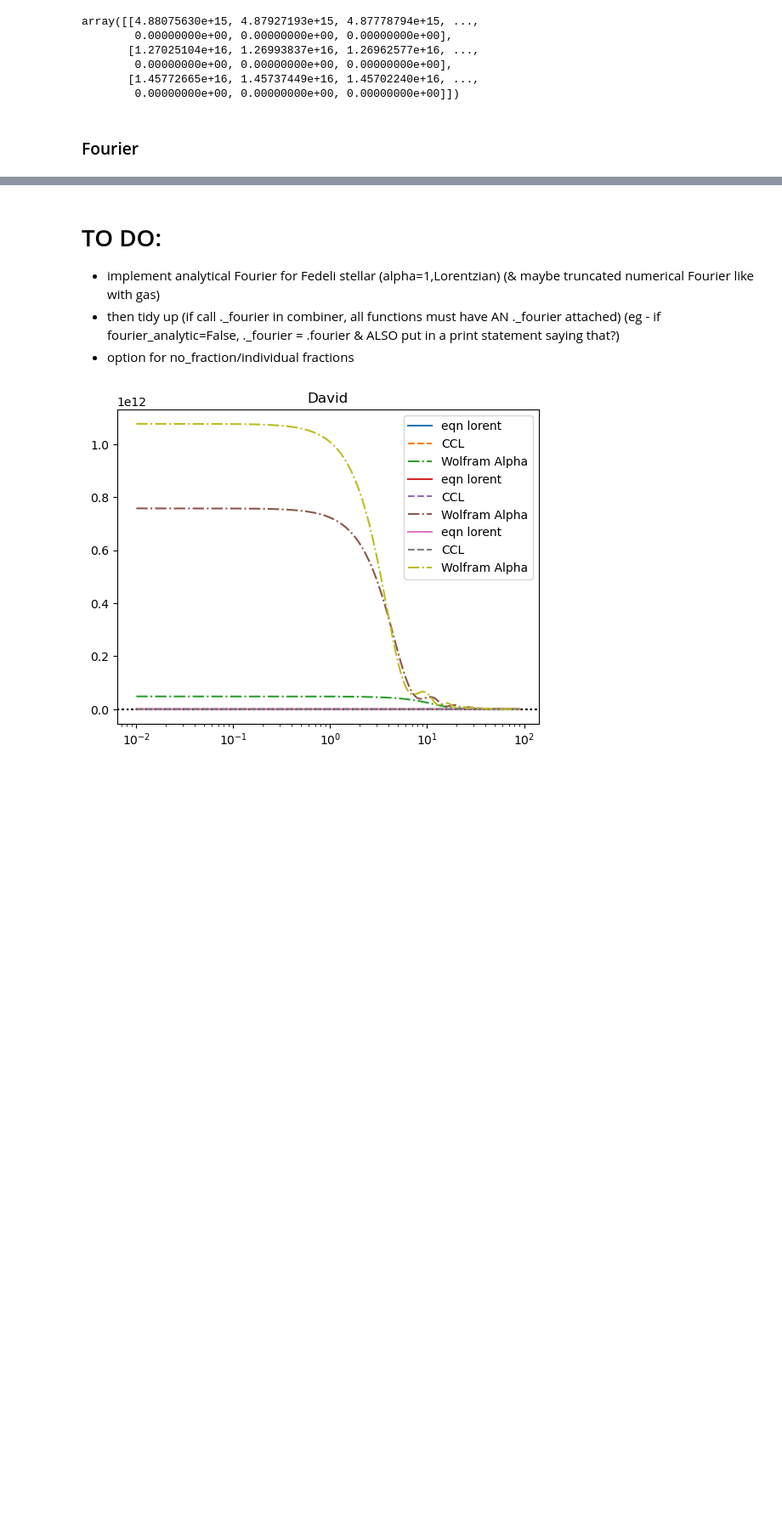
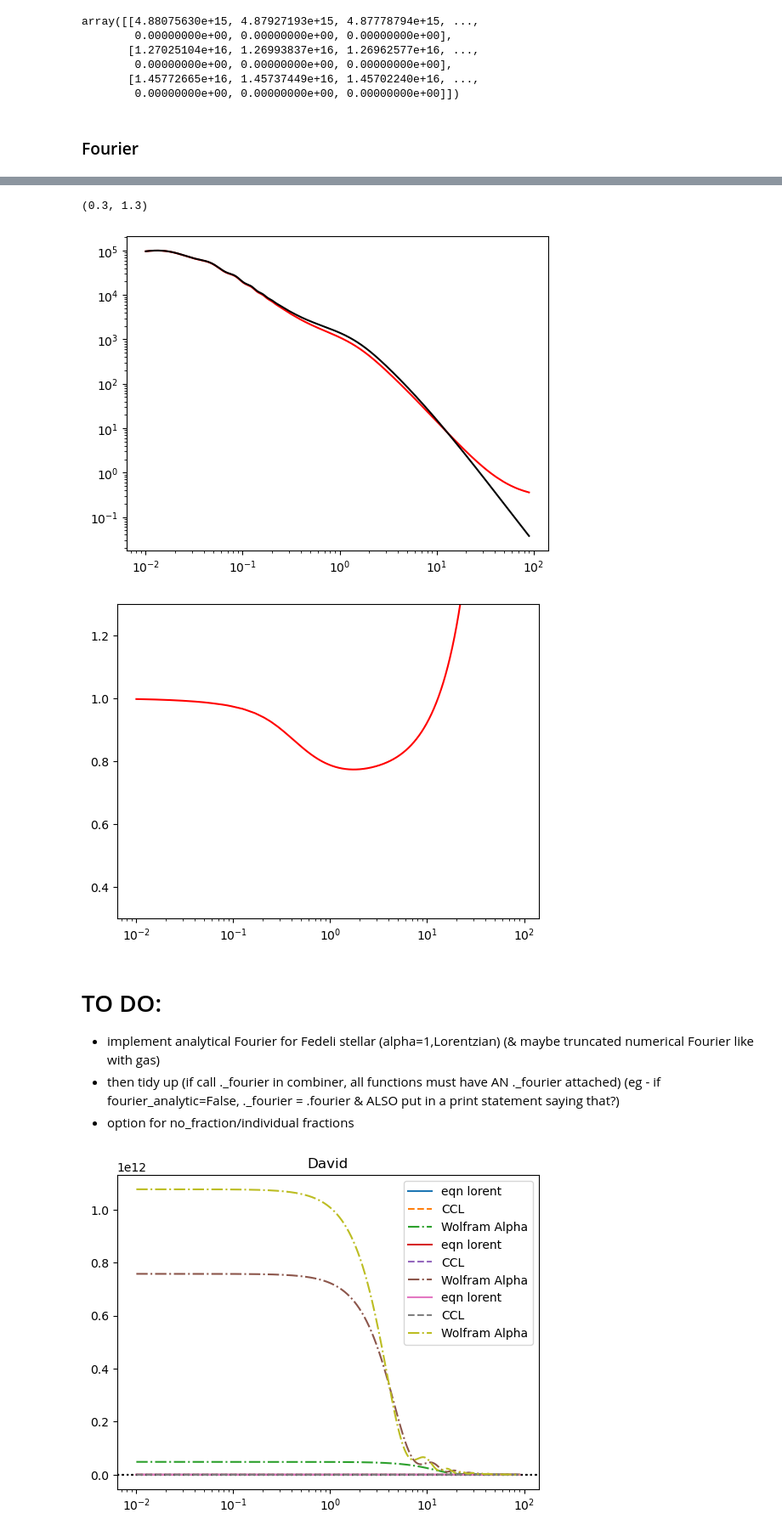
Before and after one commit to Catherine-Lambe/Oxford-Internship-Practices, a Jupyter notebook: Combiner/Combiner_Class_1.ipynb, the cells around one changed output, grey strips where cells are left out. Shown at 85% size. Drawn from its saved outputs; the diff is of its cells as text; code cells hidden in the pictures; blank space fills up the shorter version.

```diff
--- a/Combiner/Combiner_Class_1.ipynb
+++ b/Combiner/Combiner_Class_1.ipynb
@@ -39,6 +39,14 @@ trial_gamma = 1.2
 # The Tinker 2008 mass function
 # hmf_200m = ccl.halos.MassFuncTinker08(mass_def=hmd_200m, mass_def_strict=False)
 trial_mass_function = ccl.halos.MassFuncTinker08(mass_def=trial_mass_def, mass_def_strict=False)
+# The Tinker 2010 halo bias
+trial_halo_bias = ccl.halos.HaloBiasTinker10(mass_def=trial_mass_def)
+
+# Halo model calculator
+trial_hmc = ccl.halos.HMCalculator(mass_function=trial_mass_function, halo_bias=trial_halo_bias, mass_def=trial_mass_def)
+
+# NFW profile
+trial_nfw = ccl.halos.HaloProfileNFW(mass_def=trial_mass_def, concentration=trial_concentration)
 
 trial_r = np.geomspace(1E-2,1E8,100000) # geomspace is like linspace, but evenly spaces on a logscale
 trial_k = np.geomspace(1E-2,9E1,100000) # np.geomspace(1E-3,1E2,100000)
@@ -136,3 +155,22 @@ AttributeError: 'StellarProfileSAM' object has no attribute '_fourier'
+# %%
+pk_CC = ccl.halos.halomod_power_spectrum(trial_cosmo, trial_hmc, trial_k, 1., trial_nfw)
+# %%
+pk_MM = ccl.halos.halomod_power_spectrum(trial_cosmo, trial_hmc, trial_k, 1., comb)
+# %%
+rho_M = ccl.rho_x(trial_cosmo, a=1, species='matter', is_comoving=False)
+plt.figure()
+plt.plot(trial_k, pk_MM/rho_M**2, 'r-')
+plt.plot(trial_k, pk_CC, 'k-')
+plt.loglog()
+
+plt.figure()
+plt.plot(trial_k, pk_MM/(rho_M**2*pk_CC), 'r-')
+plt.xscale('log')
+plt.ylim([0.3, 1.3])
+# %% [output]
+(0.3, 1.3)
+[figure, added]
+[figure, added]
 # %% [markdown]
 # TO DO:
  - implement analytical Fourier for Fedeli stellar (alpha=1,Lorentzian) (& maybe truncated numerical Fourier like with gas)
```
Also changed, not shown: parts of 11 cells of this notebook, 3 other files.
